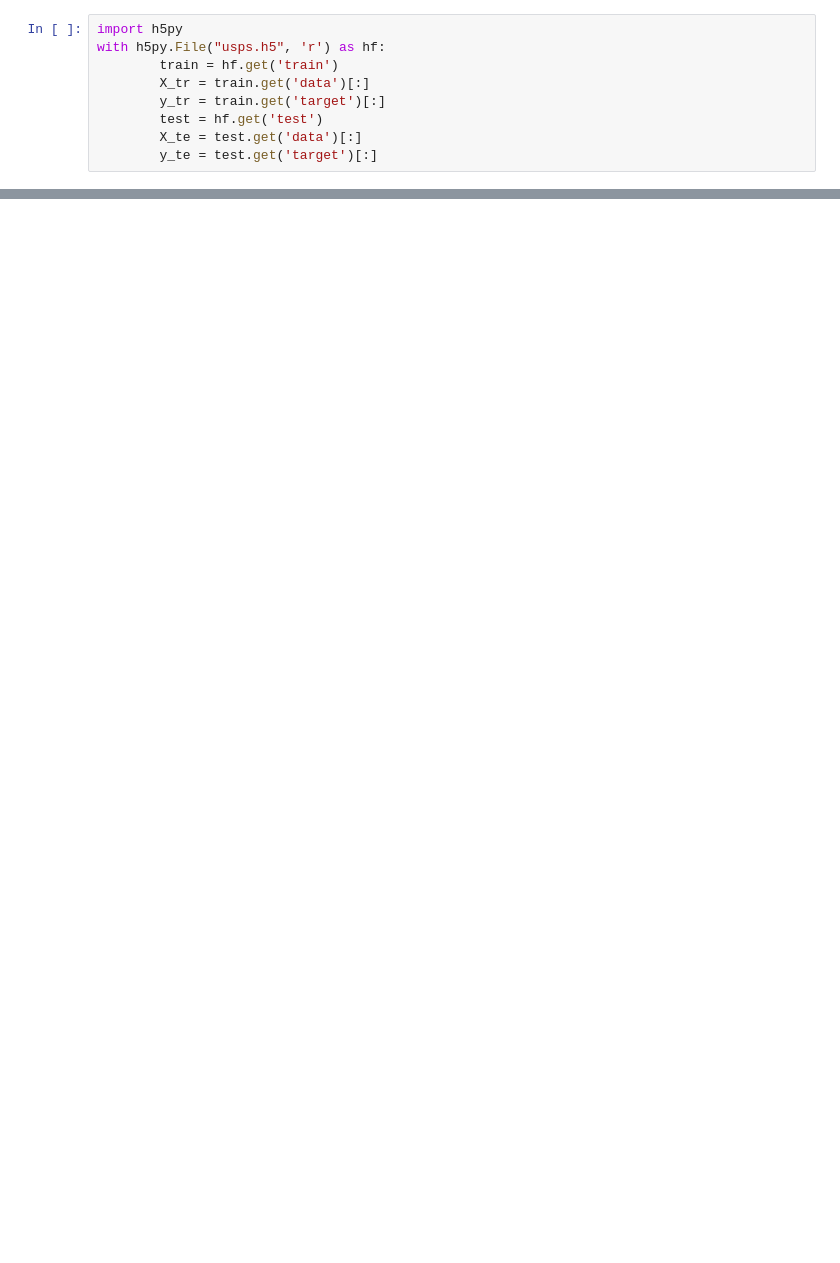
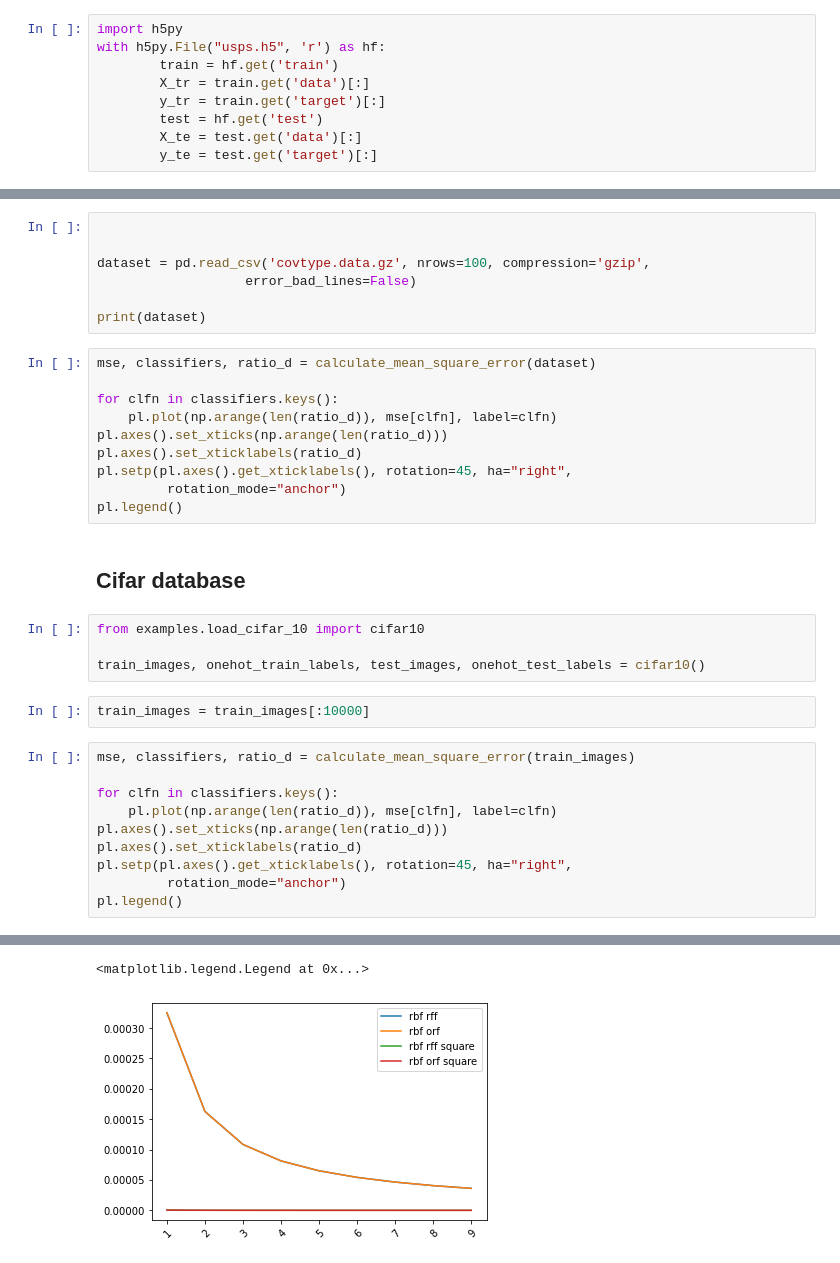
Before and after one commit to fagonzalezo/sklearn-kdcrf, a Jupyter notebook: examples/approximation_comparison.ipynb, the cells around one changed output, grey strips where cells are left out. Cells and saved outputs as stored; diff of their text form; blank space fills up the shorter version.

Commit message:
Finished experimentation with GISETTE, CIFAR and MNIST for approximation

```diff
--- a/examples/approximation_comparison.ipynb
+++ b/examples/approximation_comparison.ipynb
@@ -219,0 +234,36 @@ sampler:  rbf sorf n_components: 2304
+# %%
+
+
+dataset = pd.read_csv('covtype.data.gz', nrows=100, compression='gzip',
+                   error_bad_lines=False)
+
+print(dataset)
+# %%
+mse, classifiers, ratio_d = calculate_mean_square_error(dataset)
+
+for clfn in classifiers.keys():
+    pl.plot(np.arange(len(ratio_d)), mse[clfn], label=clfn)
+pl.axes().set_xticks(np.arange(len(ratio_d)))
+pl.axes().set_xticklabels(ratio_d)
+pl.setp(pl.axes().get_xticklabels(), rotation=45, ha="right",
+         rotation_mode="anchor")
+pl.legend()
+# %% [markdown]
+## Cifar database
+# %%
+from examples.load_cifar_10 import cifar10
+
+train_images, onehot_train_labels, test_images, onehot_test_labels = cifar10()
+# %%
+train_images = train_images[:10000]
+# %%
+mse, classifiers, ratio_d = calculate_mean_square_error(train_images)
+
+for clfn in classifiers.keys():
+    pl.plot(np.arange(len(ratio_d)), mse[clfn], label=clfn)
+pl.axes().set_xticks(np.arange(len(ratio_d)))
+pl.axes().set_xticklabels(ratio_d)
+pl.setp(pl.axes().get_xticklabels(), rotation=45, ha="right",
+         rotation_mode="anchor")
+pl.legend()
+# %% [output]
@@ -219,0 +287,2 @@ sampler:  rbf sorf n_components: 2304
+<matplotlib.legend.Legend at 0x...>
+[figure, added]
```
Also changed, not shown: parts of 33 cells of this notebook, 1 other file.
